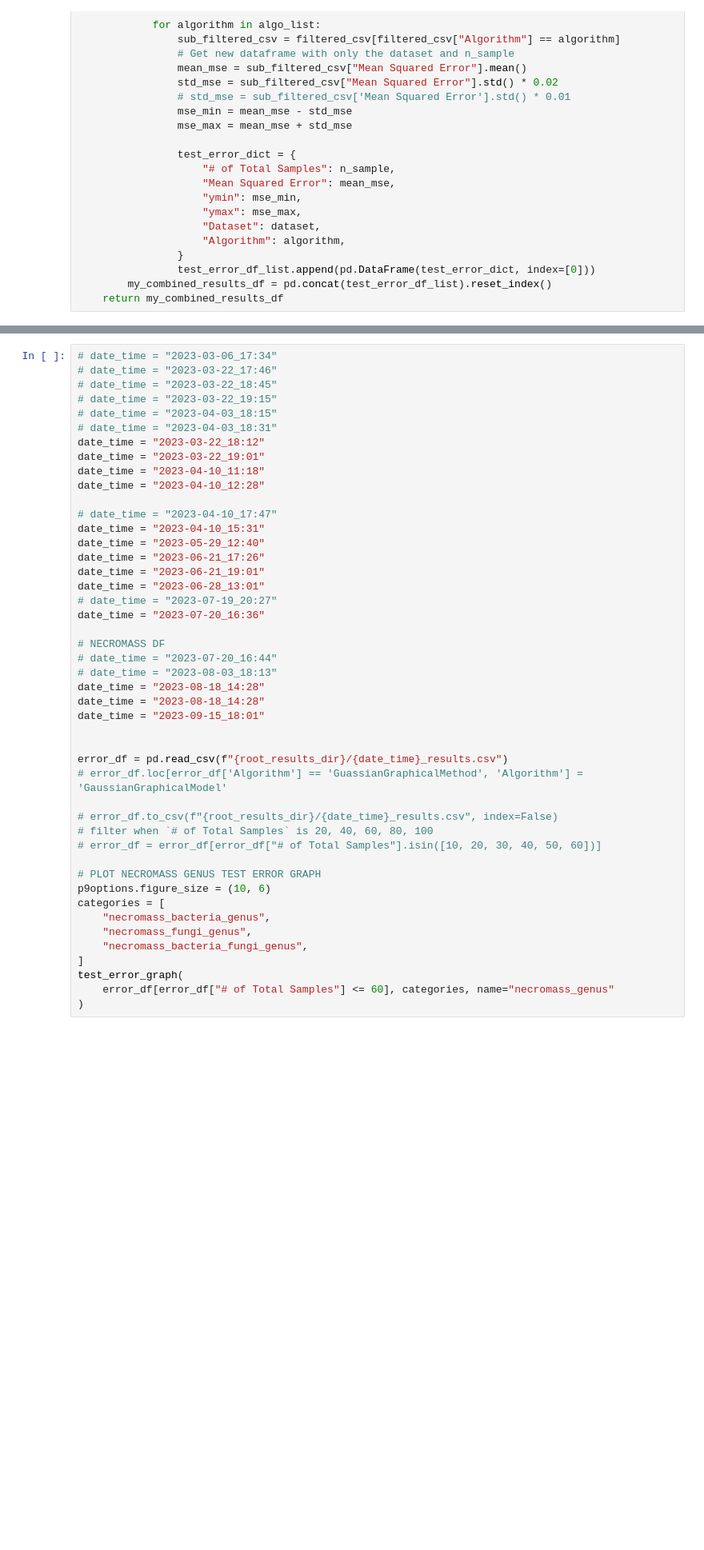
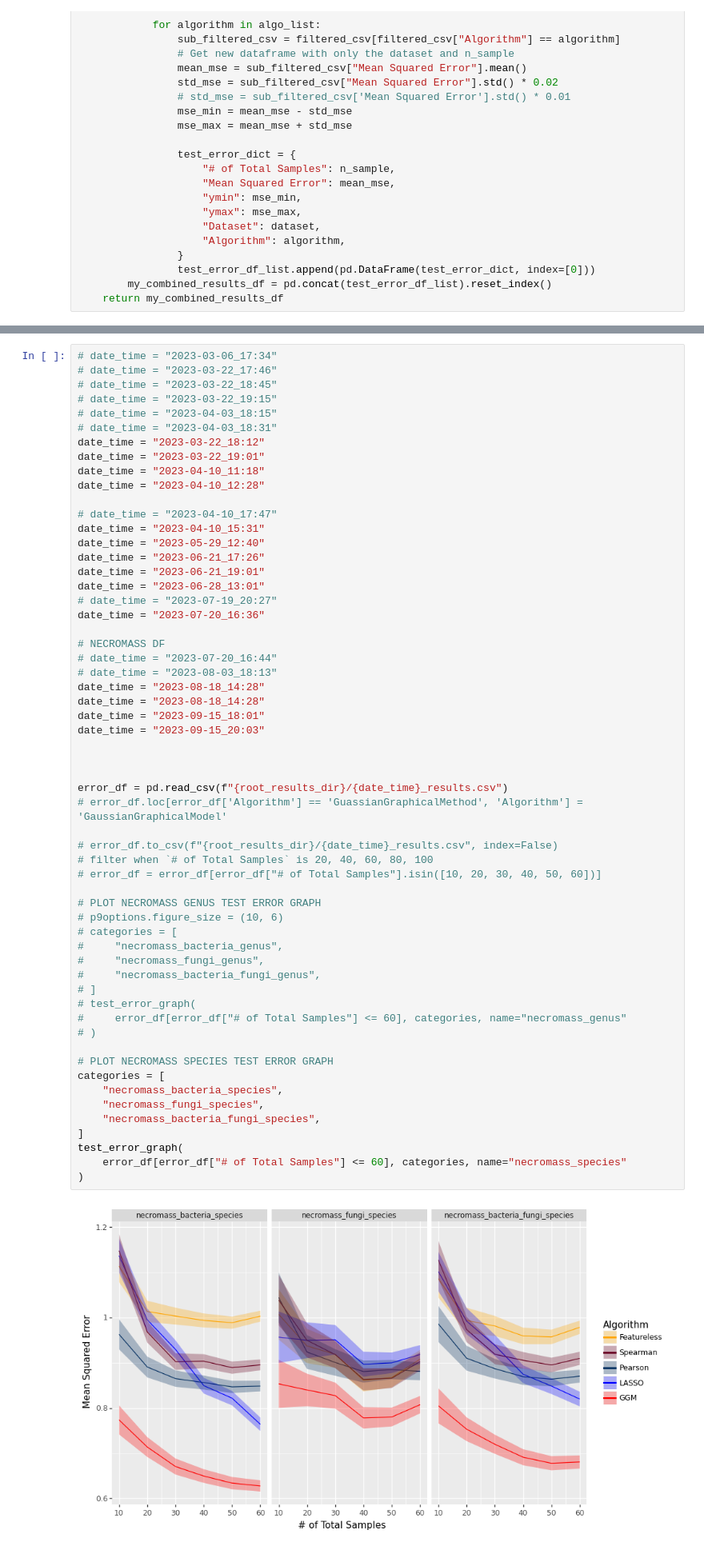
Before and after one commit to EngineerDanny/CS685-Microbe-Network-Research-Code, a Jupyter notebook: algo_comparison/results/analyze_results.ipynb, the cells around one changed output, grey strips where cells are left out. Shown at 80% size. Saved outputs shown, nothing was run; the diff lists cells and outputs as text; blank space fills up the shorter version.

```diff
--- a/algo_comparison/results/analyze_results.ipynb
+++ b/algo_comparison/results/analyze_results.ipynb
@@ -213,35 +214,49 @@ date_time = "2023-04-10_12:28"
 
 # date_time = "2023-04-10_17:47"
 date_time = "2023-04-10_15:31"
 date_time = "2023-05-29_12:40"
 date_time = "2023-06-21_17:26"
 date_time = "2023-06-21_19:01"
 date_time = "2023-06-28_13:01"
 # date_time = "2023-07-19_20:27"
 date_time = "2023-07-20_16:36"
 
 # NECROMASS DF
 # date_time = "2023-07-20_16:44"
 # date_time = "2023-08-03_18:13"
 date_time = "2023-08-18_14:28"
 date_time = "2023-08-18_14:28"
 date_time = "2023-09-15_18:01"
+date_time = "2023-09-15_20:03"
+
 
 
 error_df = pd.read_csv(f"{root_results_dir}/{date_time}_results.csv")
 # error_df.loc[error_df['Algorithm'] == 'GuassianGraphicalMethod', 'Algorithm'] = 'GaussianGraphicalModel'
 
 # error_df.to_csv(f"{root_results_dir}/{date_time}_results.csv", index=False)
 # filter when `# of Total Samples` is 20, 40, 60, 80, 100
 # error_df = error_df[error_df["# of Total Samples"].isin([10, 20, 30, 40, 50, 60])]
 
 # PLOT NECROMASS GENUS TEST ERROR GRAPH
-p9options.figure_size = (10, 6)
+# p9options.figure_size = (10, 6)
+# categories = [
+#     "necromass_bacteria_genus",
+#     "necromass_fungi_genus",
+#     "necromass_bacteria_fungi_genus",
+# ]
+# test_error_graph(
+#     error_df[error_df["# of Total Samples"] <= 60], categories, name="necromass_genus"
+# )
+
+# PLOT NECROMASS SPECIES TEST ERROR GRAPH
 categories = [
-    "necromass_bacteria_genus",
-    "necromass_fungi_genus",
-    "necromass_bacteria_fungi_genus",
+    "necromass_bacteria_species",
+    "necromass_fungi_species",
+    "necromass_bacteria_fungi_species",
 ]
 test_error_graph(
-    error_df[error_df["# of Total Samples"] <= 60], categories, name="necromass_genus"
+    error_df[error_df["# of Total Samples"] <= 60], categories, name="necromass_species"
 )
+# %% [output]
+[figure, added]
```
Also changed, not shown: parts of 3 cells of this notebook, 2 other files.
